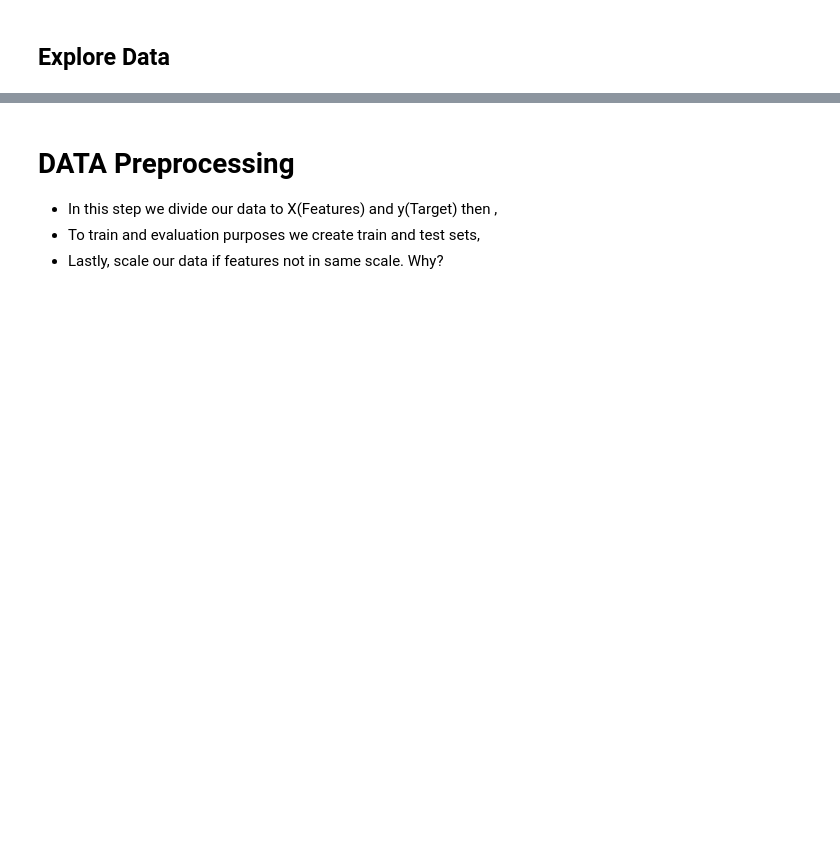
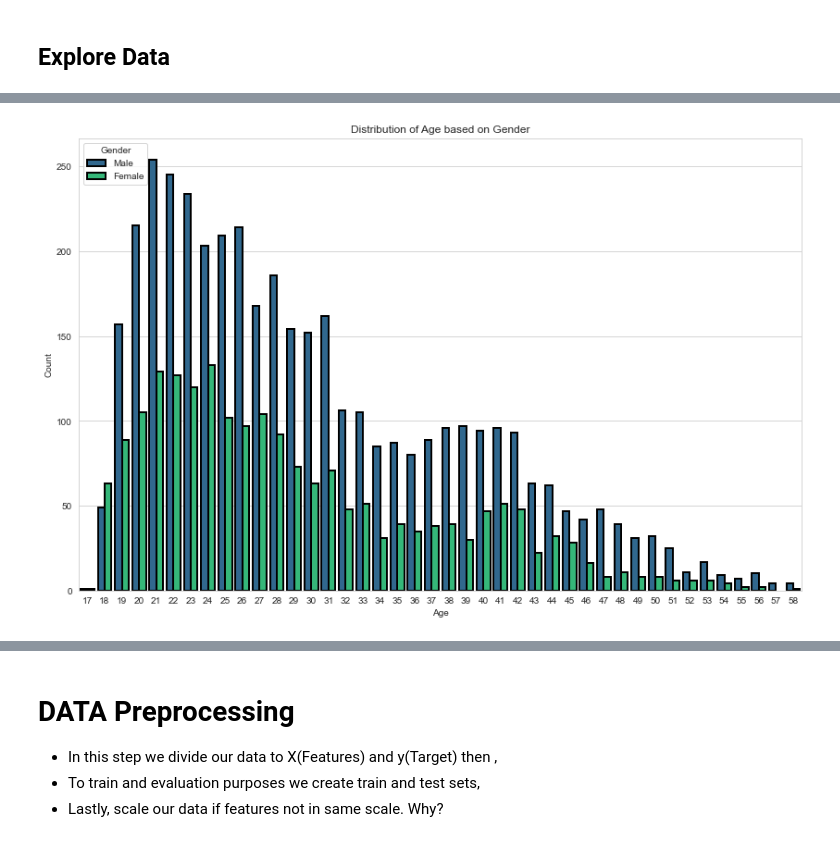
Before and after one commit to 0xArwa/soldier-race-prediction, a Jupyter notebook: Race Prediction/soldier_race_project_students.ipynb, the cells around one changed output, grey strips where cells are left out. Cells and saved outputs as stored; diff of their text form; code cells hidden in the pictures; blank space fills up the shorter version.

```diff
--- a/Race Prediction/soldier_race_project_students.ipynb
+++ b/Race Prediction/soldier_race_project_students.ipynb
@@ -310,0 +364,11 @@ Name: DODRace, dtype: int64
+# %%
+plt.figure(figsize=(14, 9))
+sns.countplot(data=df, x='Age', hue='Gender', saturation=1, edgecolor='k',
+              linewidth=2, palette='viridis')
+plt.title(f'Distribution of Age based on Gender')
+plt.xlabel('Age')
+plt.ylabel('Count')
+plt.legend(title='Gender')
+plt.show()
+# %% [output]
+[figure, added]
```
Also changed, not shown: parts of 72 cells of this notebook, 2 other files.
